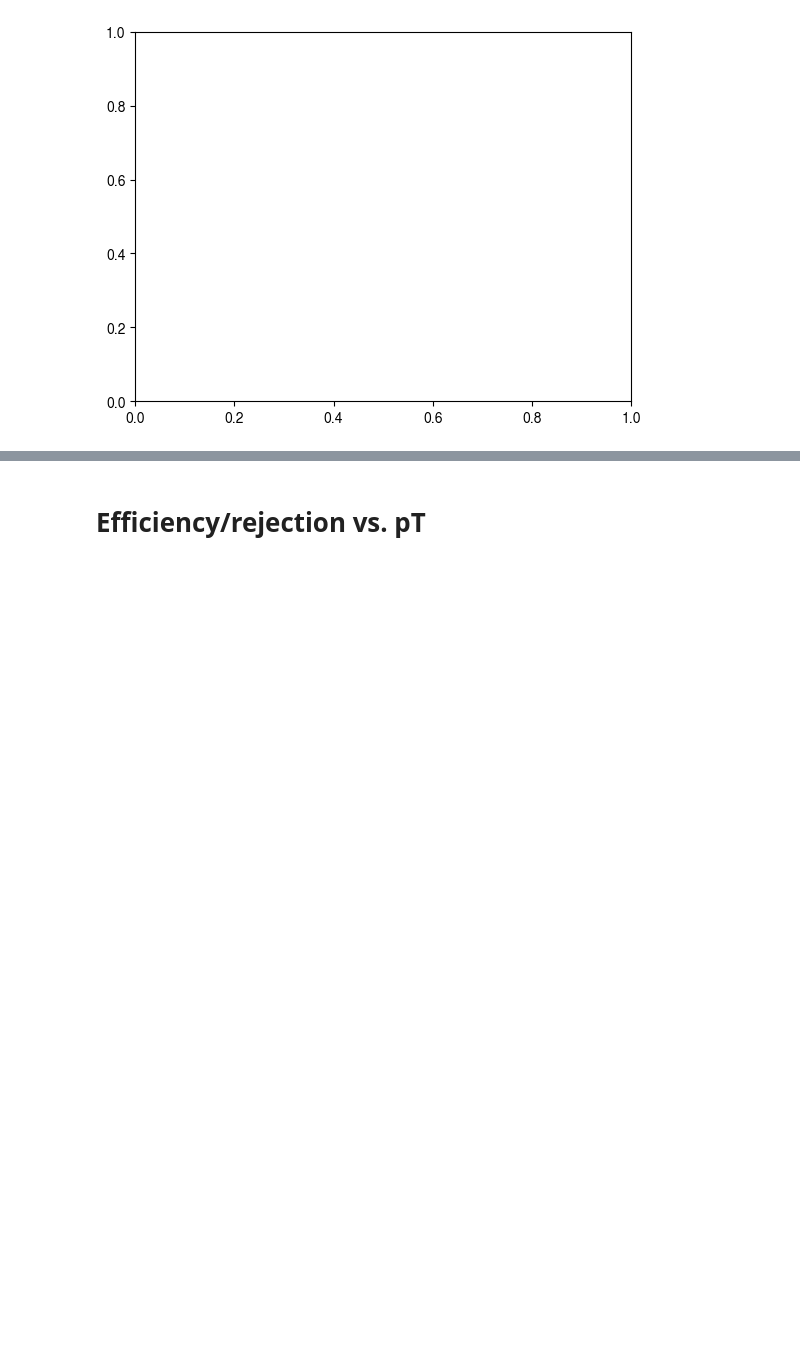
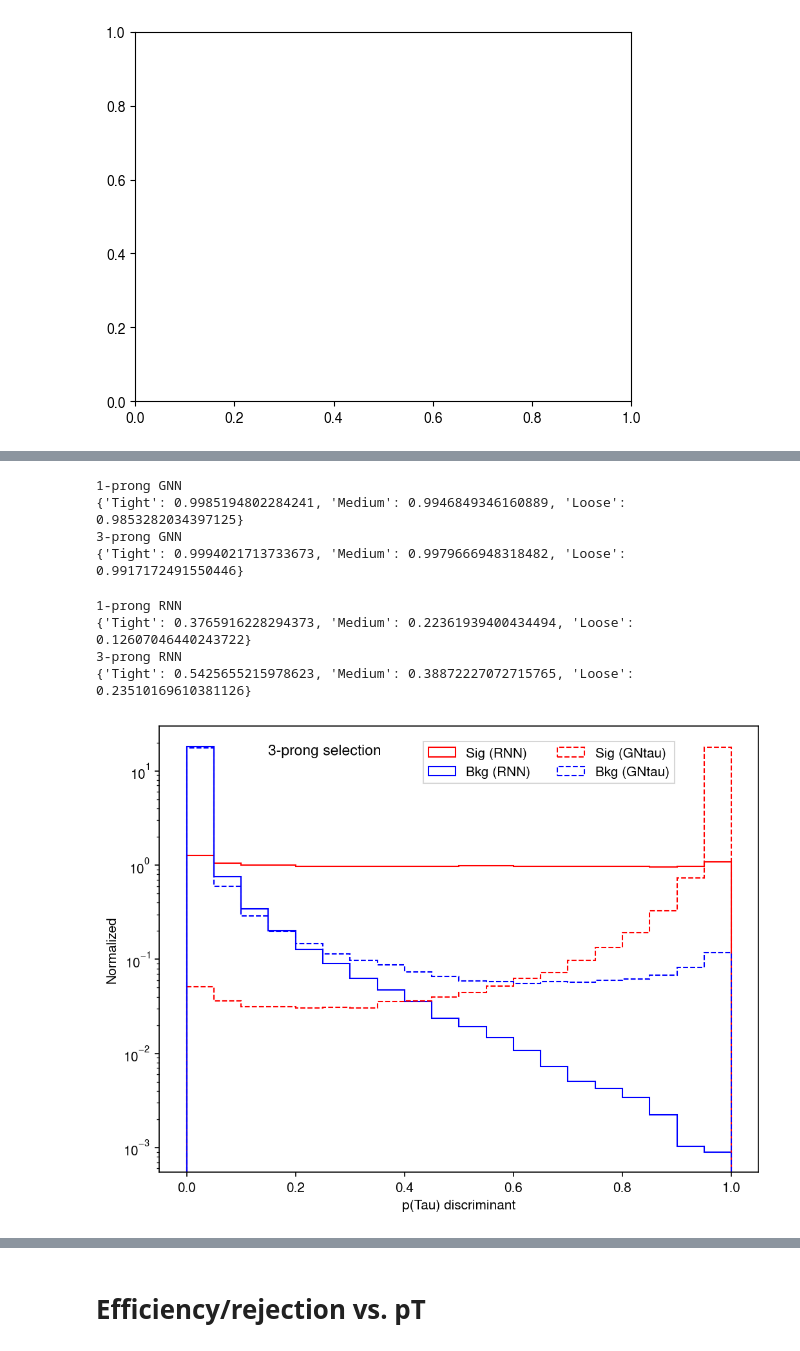
Before and after one commit to etiennedreyer/GNtau, a Jupyter notebook: notebooks/plot_tau_ziv.ipynb, the cells around one changed output, grey strips where cells are left out. Saved outputs shown, nothing was run; the diff lists cells and outputs as text; code cells hidden in the pictures; blank space fills up the shorter version.

```diff
--- a/notebooks/plot_tau_ziv.ipynb
+++ b/notebooks/plot_tau_ziv.ipynb
@@ -204,14 +228,17 @@ for key, val in networks.items():
             # mask = (pt > 5)
             #eta_mask = (jet_eta < 2.5) & ((jet_eta > 1.57) | (jet_eta < 1.37))
             #mask = (pt > 20) & eta_mask #& ((n_tracks == 1) | (n_tracks == 3))# & (jet_pt < 100)
-            #sig_eff = np.linspace(sig_eff_min, 1, 20)
             logger.info("Calculate rejection")
             rej = calc_rej(discs[is_tau & mask], discs[is_bkg & mask], sig_eff)
-            rej_0 = calc_rej(discs[is_tau & mask], discs[is_bkg & mask & (prongs!=1) & (prongs!=3)], sig_eff)
-            # rej_1 = calc_rej(discs[is_tau & mask & (prongs==1)], discs[is_bkg & mask], sig_eff)
-            # rej_3 = calc_rej(discs[is_tau & mask & (prongs==3)], discs[is_bkg & mask], sig_eff)
-            rej_1 = calc_rej(discs[is_tau & mask & (prongs==1) & sig_mask_1], discs[is_bkg & mask & (prongs==1)], sig_eff)
-            rej_3 = calc_rej(discs[is_tau & mask & (prongs==3) & sig_mask_3], discs[is_bkg & mask & (prongs==3)], sig_eff)
+
+            if apply_true_prongness:
+                rej_0 = calc_rej(discs[is_tau & mask & (prongs!=1) & (prongs!=3) & sig_mask_0], discs[is_bkg & mask & (prongs!=1) & (prongs!=3)], sig_eff)
+                rej_1 = calc_rej(discs[is_tau & mask & (prongs==1) & sig_mask_1],  discs[is_bkg & mask & (prongs==1)], sig_eff)
+                rej_3 = calc_rej(discs[is_tau & mask & (prongs==3) & sig_mask_3],  discs[is_bkg & mask & (prongs==3)], sig_eff)
+            else:
+                rej_0 = calc_rej(discs[is_tau & mask & (prongs!=1) & (prongs!=3)], discs[is_bkg & mask & (prongs!=1) & (prongs!=3)], sig_eff)
+                rej_1 = calc_rej(discs[is_tau & mask & (prongs==1)],               discs[is_bkg & mask & (prongs==1)], sig_eff)
+                rej_3 = calc_rej(discs[is_tau & mask & (prongs==3)],               discs[is_bkg & mask & (prongs==3)], sig_eff)
             #print((mask & (jet_pt > 20) & is_bkg & (prongs == 3)).sum())
             results[key] = {
                     'sig_eff' : sig_eff,
@@ -220,8 +247,8 @@ for key, val in networks.items():
                     'rej_0' : rej_0,
                     'rej_1' : rej_1,
                     'rej_3' : rej_3,
-                    'pTau' : rnn_pTau,
-                    'pBkg' : rnn_pBkg,
+                    'pTau' : pTau,
+                    'pBkg' : pBkg,
                 }
 # %% [output]
 INFO:puma: Calculate discriminants and rejection
@@ -261,2 +273,0 @@ track_scores = np.stack(track_scores,axis=-1)
-# %%
-prongs = np.argmax(np.stack(track_scores,axis=-1), axis=-1)
@@ -315,2 +273,0 @@ np.sum(np.argmax(np.stack(track_scores,axis=-1), axis=-1)==1, axis=-1)
-# %%
-f = h5py.File(val, 'r')
@@ -455,6 +368,3 @@ plot_roc.draw()
 plot_roc.savefig(f"All_tau_1.png", transparent=False)
 # %% [output]
 [figure]
-# %%
-results['GN2TauJ']['rej_3'][0] = 5194.0
-results['GN2TauJ']['rej_3'][1] = 5194.0
@@ -500,0 +445,37 @@ plot_roc.savefig(f"All_tau_3.png", transparent=False)
+# %%
+print('1-prong GNN')
+print(disc_cut_1p_GNN)
+print('3-prong GNN')
+print(disc_cut_3p_GNN)
+# %% [output]
+1-prong GNN
+{'Tight': 0.9985194802284241, 'Medium': 0.9946849346160889, 'Loose': 0.9853282034397125}
+3-prong GNN
+{'Tight': 0.9994021713733673, 'Medium': 0.9979666948318482, 'Loose': 0.9917172491550446}
+# %%
+print('1-prong RNN')
+print(disc_cut_1p_RNN)
+print('3-prong RNN')
+print(disc_cut_3p_RNN)
+# %% [output]
+1-prong RNN
+{'Tight': 0.3765916228294373, 'Medium': 0.22361939400434494, 'Loose': 0.12607046440243722}
+3-prong RNN
+{'Tight': 0.5425655215978623, 'Medium': 0.38872227072715765, 'Loose': 0.23510169610381126}
+# %%
+prong_choice = 3
+
+fig, ax = plt.subplots(1, 1, figsize=(8, 6), dpi=150)
+ax.hist(results['RNN']['disc'][is_tau & mask & (prongs==prong_choice)], histtype='step', density=True,         range=(0,1), bins=20, color='red', label='Sig (RNN)')
+ax.hist(results['RNN']['disc'][is_bkg & mask & (prongs==prong_choice)], histtype='step', density=True,         range=(0,1), bins=20, color='blue', label='Bkg (RNN)')
+ax.hist(results['GNtau_noRNN']['disc'][is_tau & mask & (prongs==prong_choice)], histtype='step', density=True, range=(0,1), bins=20, color='red', linestyle=('dashed'), label='Sig (GNtau)')
+ax.hist(results['GNtau_noRNN']['disc'][is_bkg & mask & (prongs==prong_choice)], histtype='step', density=True, range=(0,1), bins=20, color='blue', linestyle=('dashed'), label='Bkg (GNtau)')
+ax.text(0.15, 15.0, f'{prong_choice}-prong selection', fontsize=11)
+ax.set_xlabel('p(Tau) discriminant')
+ax.set_ylabel('Normalized')
+ax.legend(loc='upper center', bbox_to_anchor=(0.65, 0.98), ncol=2, fancybox=False, shadow=False)
+plt.yscale('log')
+plt.savefig(f'discriminants_{prong_choice}p.png', transparent=False)
+plt.show()
+# %% [output]
+[figure, added]
```
Also changed, not shown: parts of 55 cells of this notebook, 1 other file.
